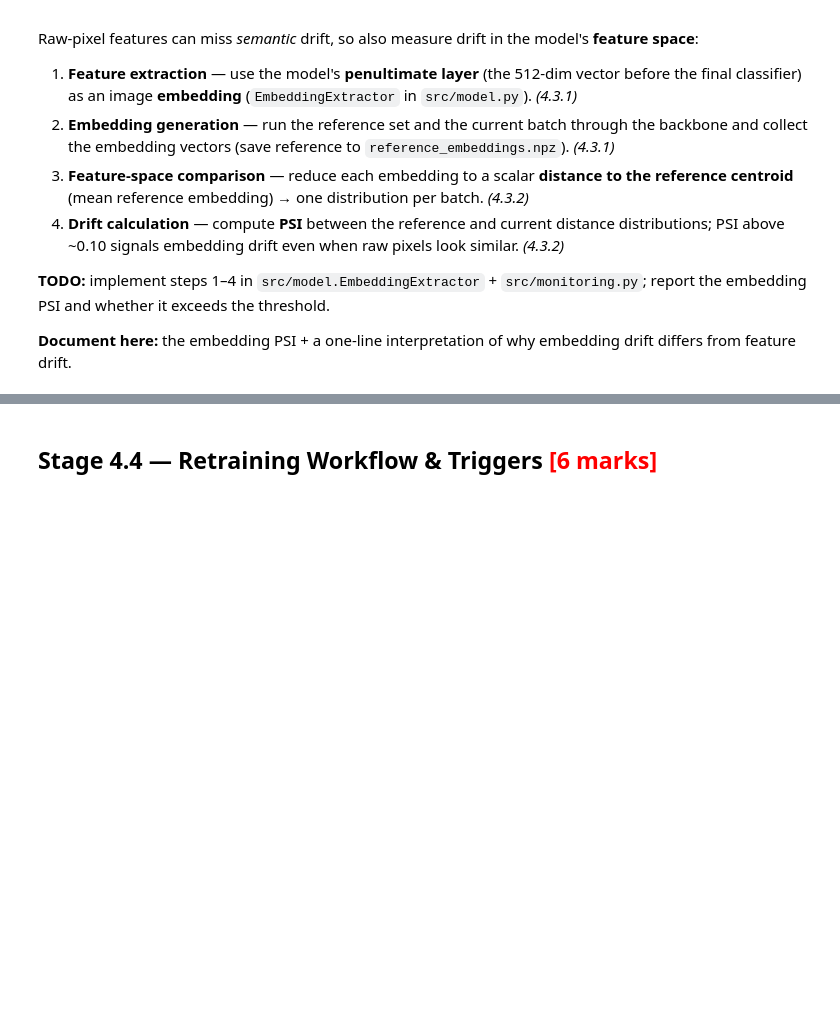
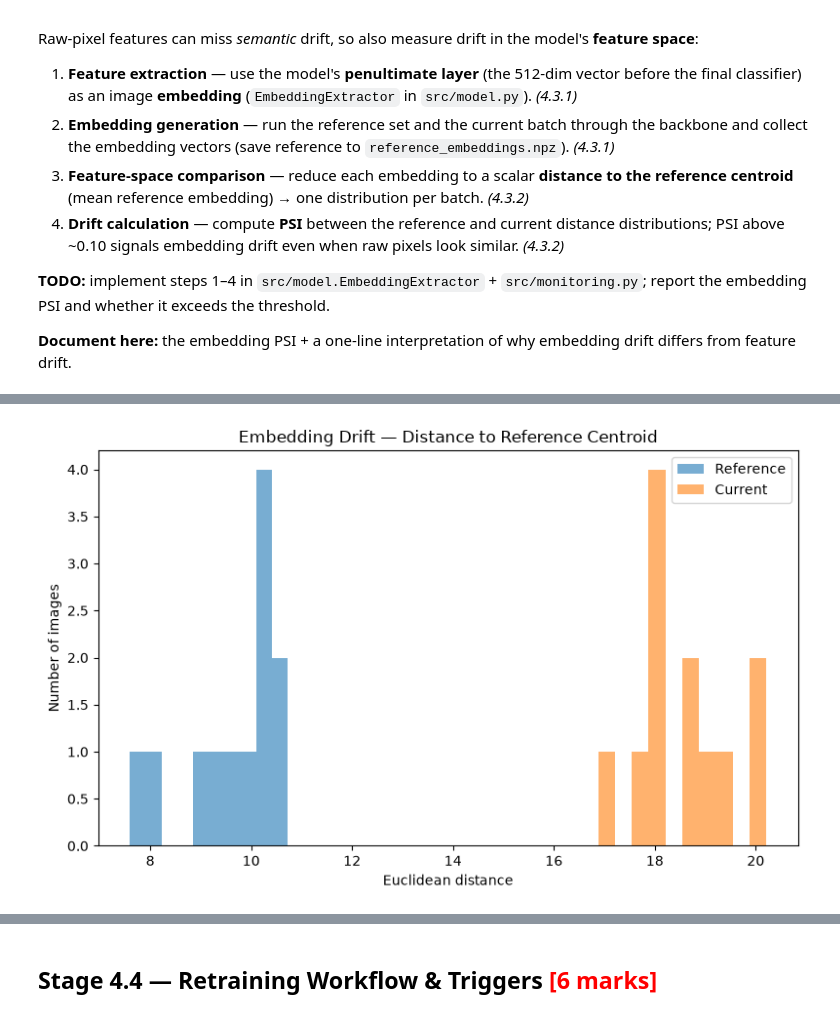
Before and after one commit to narendhar007/capstone, a Jupyter notebook: Operations_Monitoring_and_Evidence.ipynb, the cells around one changed output, grey strips where cells are left out. Cells and saved outputs as stored; diff of their text form; code cells hidden in the pictures; blank space fills up the shorter version.

```diff
--- a/Operations_Monitoring_and_Evidence.ipynb
+++ b/Operations_Monitoring_and_Evidence.ipynb
@@ -67,0 +959,43 @@ Raw-pixel features can miss *semantic* drift, so also measure drift in the model
+# %%
+# Visualise the distance distributions for the reference and current embeddings.
+import matplotlib.pyplot as plt
+
+
+fig, ax = plt.subplots(
+    figsize=(8, 5)
+)
+
+# Plot histograms of the reference and current distance distributions, using 10 bins for each histogram,
+# with an alpha transparency of 0.6, and labeling them as "Reference" and "Current" respectively for the legend.
+ax.hist(
+    reference_distances,
+    bins=10,
+    alpha=0.6,
+    label="Reference",
+)
+
+ax.hist(
+    current_distances,
+    bins=10,
+    alpha=0.6,
+    label="Current",
+)
+
+ax.set_title(
+    "Embedding Drift — Distance to Reference Centroid"
+)
+
+ax.set_xlabel(
+    "Euclidean distance"
+)
+
+ax.set_ylabel(
+    "Number of images"
+)
+
+ax.legend()
+
+plt.tight_layout()
+plt.show()
+# %% [output]
+[figure, added]
```
Also changed, not shown: parts of 23 cells of this notebook, 9 other files.
